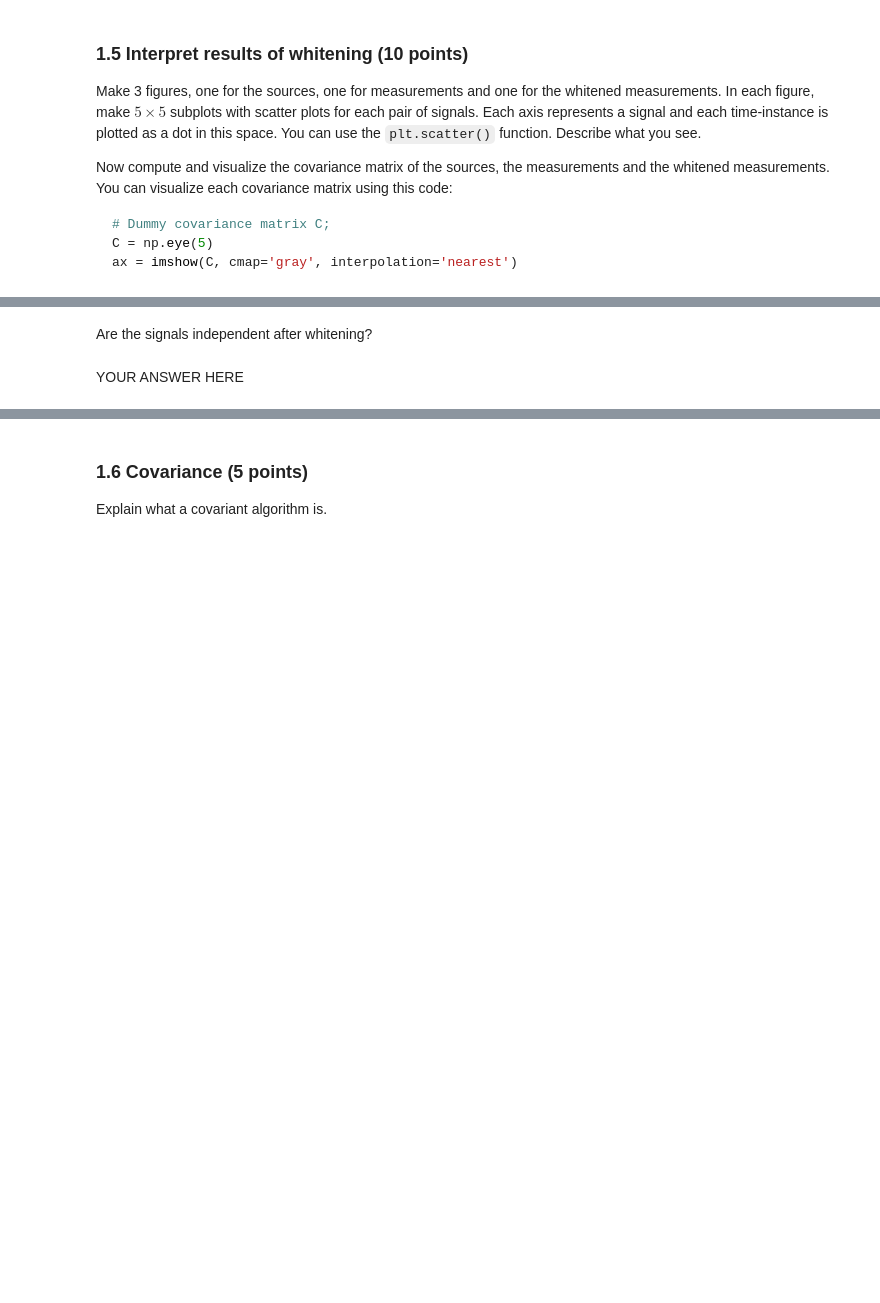
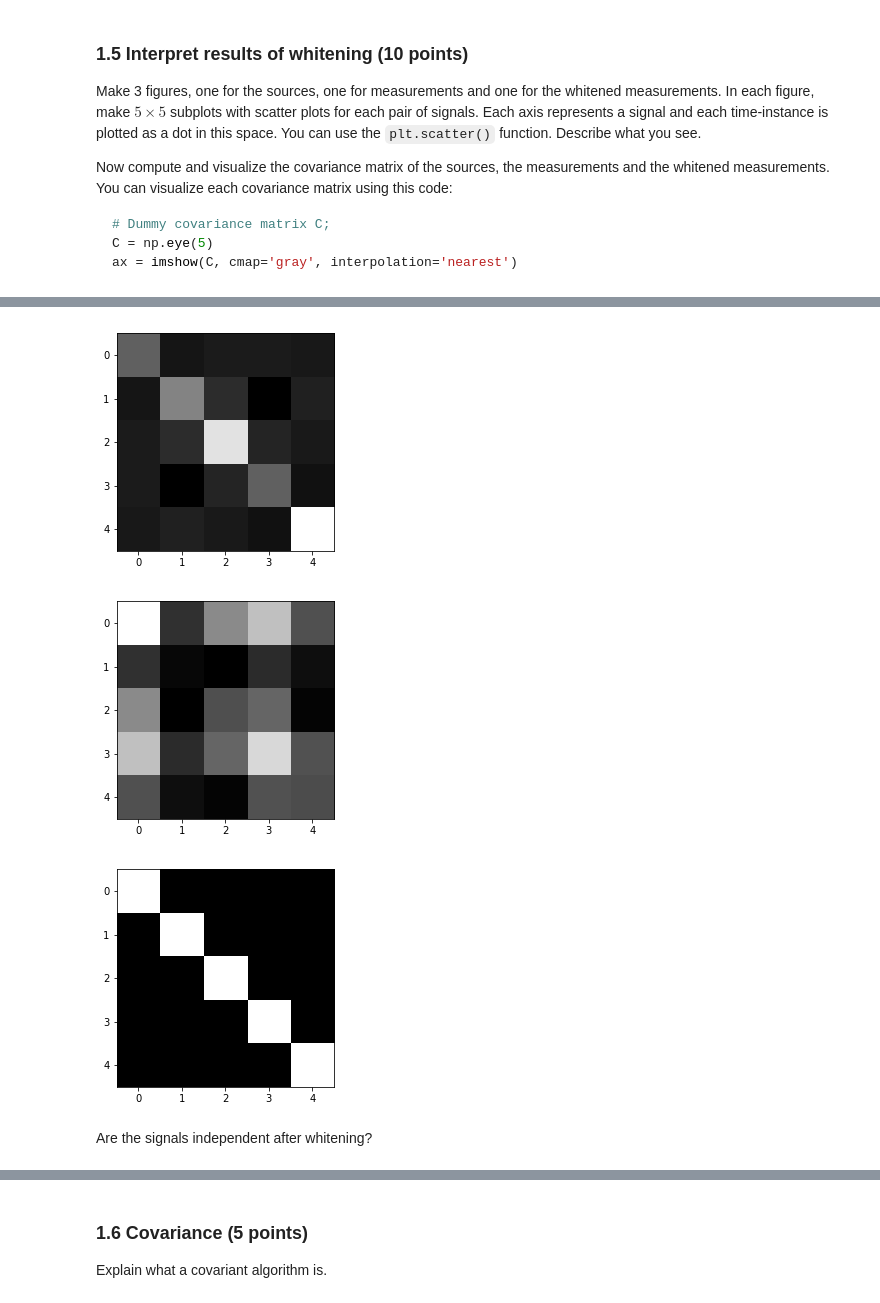
Before and after one commit to lennertjansen/ml2_labs, a Jupyter notebook: lab 1/lab1.ipynb, the cells around one changed output, grey strips where cells are left out. Saved outputs shown, nothing was run; the diff lists cells and outputs as text; code cells hidden in the pictures; blank space fills up the shorter version.

```diff
--- a/lab 1/lab1.ipynb
+++ b/lab 1/lab1.ipynb
@@ -279,4 +310,15 @@ raise NotImplementedError()
+# %%
+# Compute and visualize covarianve matrices
+# Dummy covariance matrix C;
+datasets = [S, X, Xw]
+
+for data in datasets:
+    plt.figure()
+    C = np.cov(data)
+    ax = imshow(C, cmap='gray', interpolation='nearest')
+# %% [output]
+[figure, added]
+[figure, added]
+[figure, added]
 # %% [markdown]
 Are the signals independent after whitening?
-# %% [markdown]
-YOUR ANSWER HERE
```
Also changed, not shown: parts of 34 cells of this notebook.
